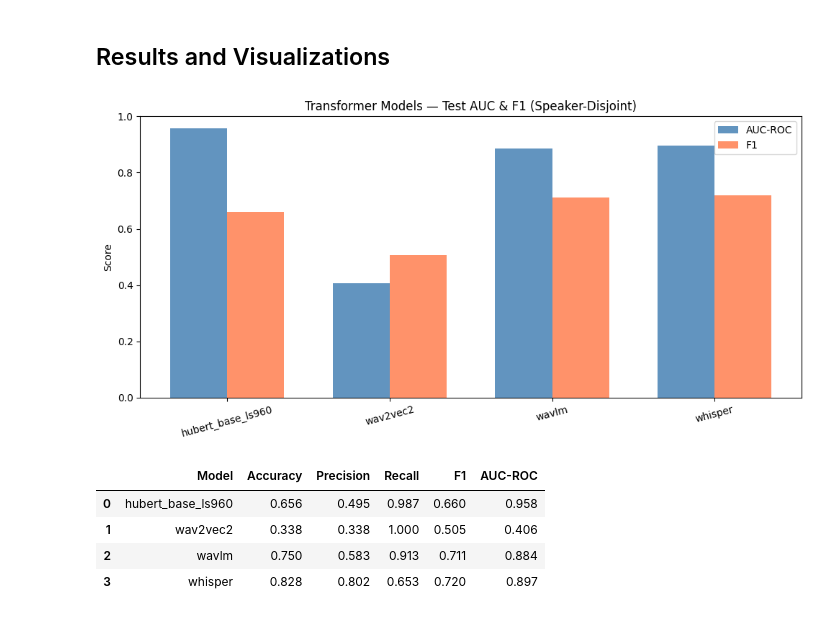
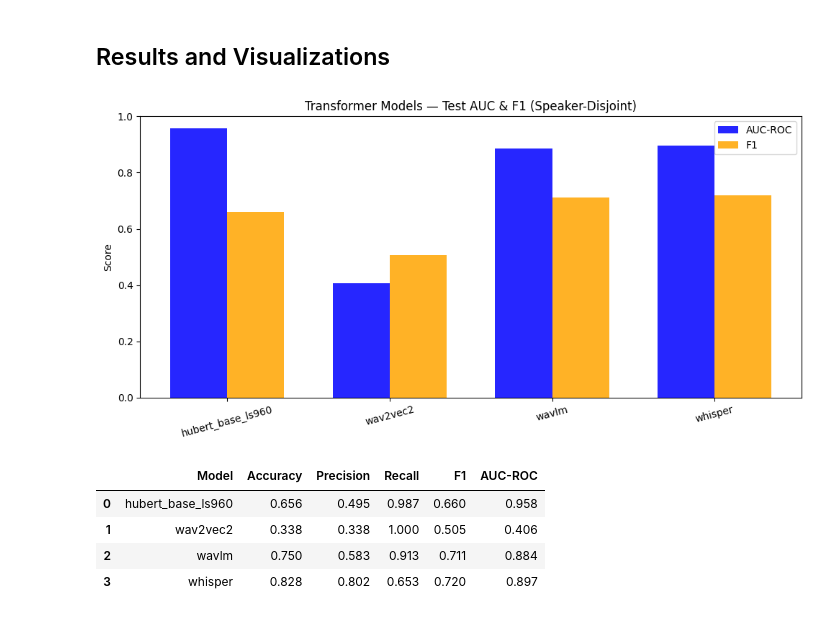
Before and after one commit to hadarliav1/audio_fraud_detection, a Jupyter notebook: notebooks/06_transformers.ipynb, the cells around one changed output. Saved outputs shown, nothing was run; the diff lists cells and outputs as text; code cells hidden in the pictures.

```diff
--- a/notebooks/06_transformers.ipynb
+++ b/notebooks/06_transformers.ipynb
@@ -44,27 +44,27 @@ whisper: AUC=0.897, F1=0.720
 # %%
 if trans_results is None:
     raise FileNotFoundError("Run: python scripts/train_transformers.py")
 
 # Comparison bar chart: AUC-ROC and F1 per model
 models = list(trans_results.keys())
 aucs = [trans_results[m]["auc_roc"] for m in models]
 f1s = [trans_results[m]["f1"] for m in models]
 
 x = np.arange(len(models))
 width = 0.35
 fig, ax = plt.subplots(figsize=(10, 5))
-ax.bar(x - width/2, aucs, width, label="AUC-ROC", color="steelblue", alpha=0.85)
-ax.bar(x + width/2, f1s, width, label="F1", color="coral", alpha=0.85)
+ax.bar(x - width/2, aucs, width, label="AUC-ROC", color="blue", alpha=0.85)
+ax.bar(x + width/2, f1s, width, label="F1", color="orange", alpha=0.85)
 ax.set_xticks(x)
 ax.set_xticklabels(models, rotation=15)
 ax.set_ylabel("Score")
 ax.set_ylim(0, 1)
 ax.set_title("Transformer Models — Test AUC & F1 (Speaker-Disjoint)")
 ax.legend()
 plt.tight_layout()
 plt.show()
 # %% [output]
-[figure, old version]
+[figure, new version]
 # %%
 # Metrics comparison table
 import pandas as pd
```
Also changed, not shown: parts of 1 cell of this notebook, 1 other file.
